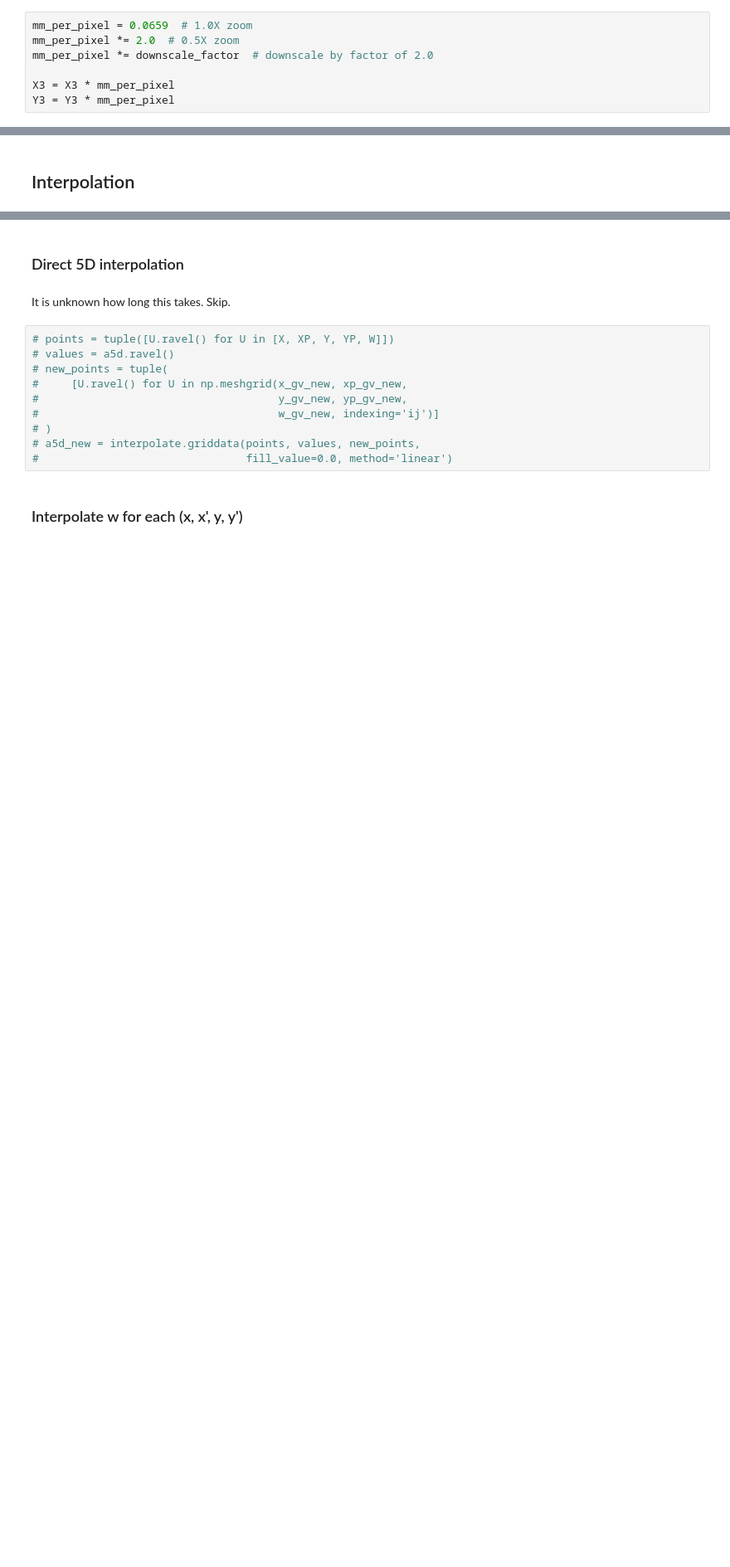
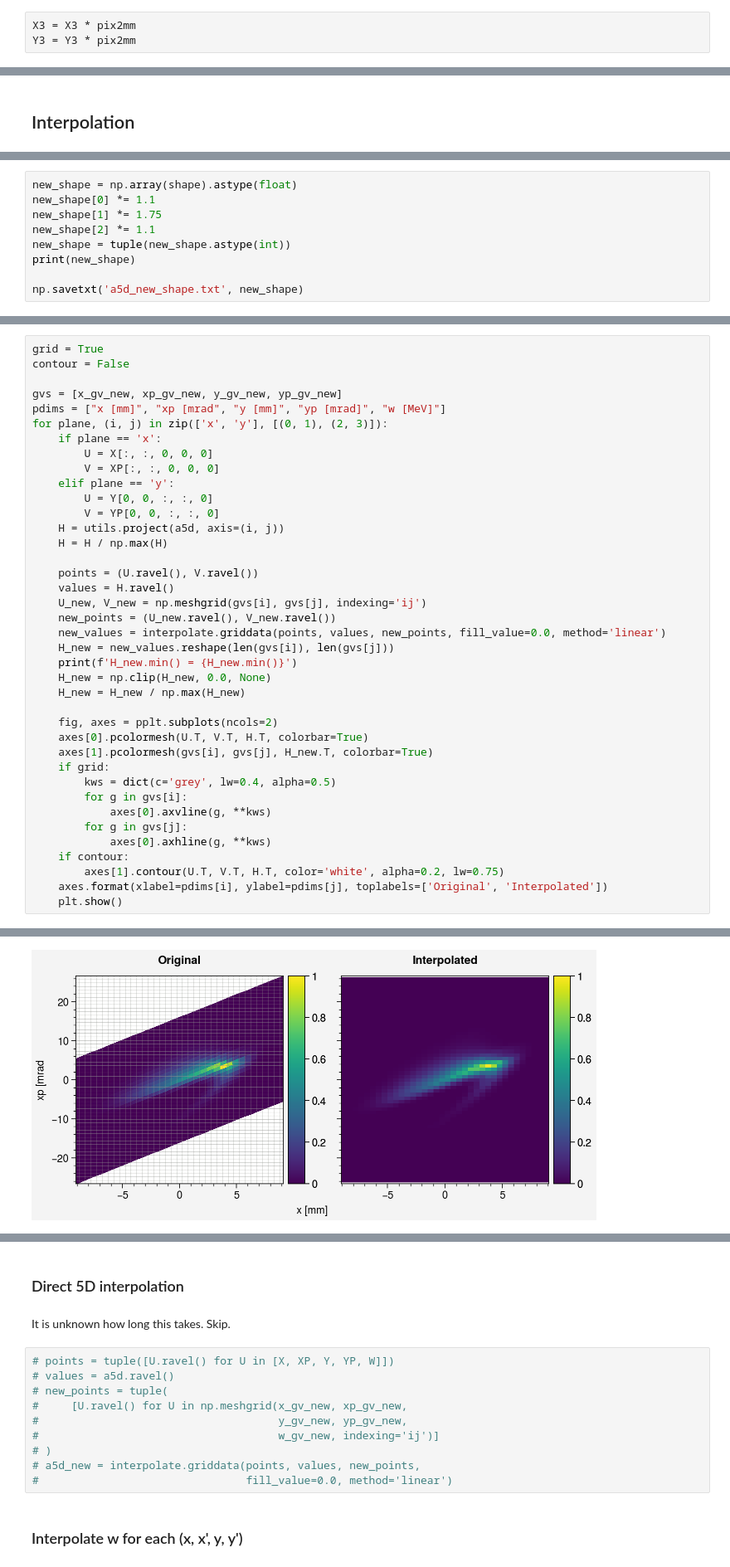
Before and after one commit to austin-hoover/analysis-sns-btf, a Jupyter notebook: scan3d/scan-xxpy-image-ypdE/scan-xxpy-image-ypdE_step3.ipynb, the cells around one changed output, grey strips where cells are left out. Shown at 83% size. Saved outputs shown, nothing was run; the diff lists cells and outputs as text; blank space fills up the shorter version.

Commit message:
Implement (potentially) working version of 5D interpolation onto regular phase space grid

```diff
--- a/scan3d/scan-xxpy-image-ypdE/scan-xxpy-image-ypdE_step3.ipynb
+++ b/scan3d/scan-xxpy-image-ypdE/scan-xxpy-image-ypdE_step3.ipynb
@@ -274,10 +301,6 @@ downscale_factor = 4
 # %%
-mm_per_pixel = 0.0659  # 1.0X zoom
-mm_per_pixel *= 2.0  # 0.5X zoom
-mm_per_pixel *= downscale_factor  # downscale by factor of 2.0
-
-X3 = X3 * mm_per_pixel
-Y3 = Y3 * mm_per_pixel
+X3 = X3 * pix2mm
+Y3 = Y3 * pix2mm
 # %% [markdown]
 Build the transfer matrices between the slits and the screen.
 # %%
@@ -411,0 +352,9 @@ print(new_shape)
+# %%
+new_shape = np.array(shape).astype(float)
+new_shape[0] *= 1.1
+new_shape[1] *= 1.75
+new_shape[2] *= 1.1
+new_shape = tuple(new_shape.astype(int))
+print(new_shape)
+
+np.savetxt('a5d_new_shape.txt', new_shape)
@@ -417,0 +374,40 @@ w_gv_new = np.linspace(np.min(W), np.max(W), new_shape[4])
+# %%
+grid = True
+contour = False
+
+gvs = [x_gv_new, xp_gv_new, y_gv_new, yp_gv_new]
+pdims = ["x [mm]", "xp [mrad", "y [mm]", "yp [mrad]", "w [MeV]"]
+for plane, (i, j) in zip(['x', 'y'], [(0, 1), (2, 3)]):
+    if plane == 'x':
+        U = X[:, :, 0, 0, 0]
+        V = XP[:, :, 0, 0, 0]
+    elif plane == 'y':
+        U = Y[0, 0, :, :, 0]
+        V = YP[0, 0, :, :, 0]
+    H = utils.project(a5d, axis=(i, j))
+    H = H / np.max(H)
+
+    points = (U.ravel(), V.ravel())
+    values = H.ravel()
+    U_new, V_new = np.meshgrid(gvs[i], gvs[j], indexing='ij')
+    new_points = (U_new.ravel(), V_new.ravel())
+    new_values = interpolate.griddata(points, values, new_points, fill_value=0.0, method='linear')
+    H_new = new_values.reshape(len(gvs[i]), len(gvs[j]))
+    print(f'H_new.min() = {H_new.min()}')
+    H_new = np.clip(H_new, 0.0, None)
+    H_new = H_new / np.max(H_new)
+
+    fig, axes = pplt.subplots(ncols=2)
+    axes[0].pcolormesh(U.T, V.T, H.T, colorbar=True)
+    axes[1].pcolormesh(gvs[i], gvs[j], H_new.T, colorbar=True)
+    if grid:
+        kws = dict(c='grey', lw=0.4, alpha=0.5)
+        for g in gvs[i]:
+            axes[0].axvline(g, **kws)
+        for g in gvs[j]:
+            axes[0].axhline(g, **kws)
+    if contour:
+        axes[1].contour(U.T, V.T, H.T, color='white', alpha=0.2, lw=0.75)
+    axes.format(xlabel=pdims[i], ylabel=pdims[j], toplabels=['Original', 'Interpolated'])
+    plt.show()
+# %% [output]
@@ -417,0 +415 @@ w_gv_new = np.linspace(np.min(W), np.max(W), new_shape[4])
+[figure, added]
```
Also changed, not shown: parts of 38 cells of this notebook, 1 other file.
